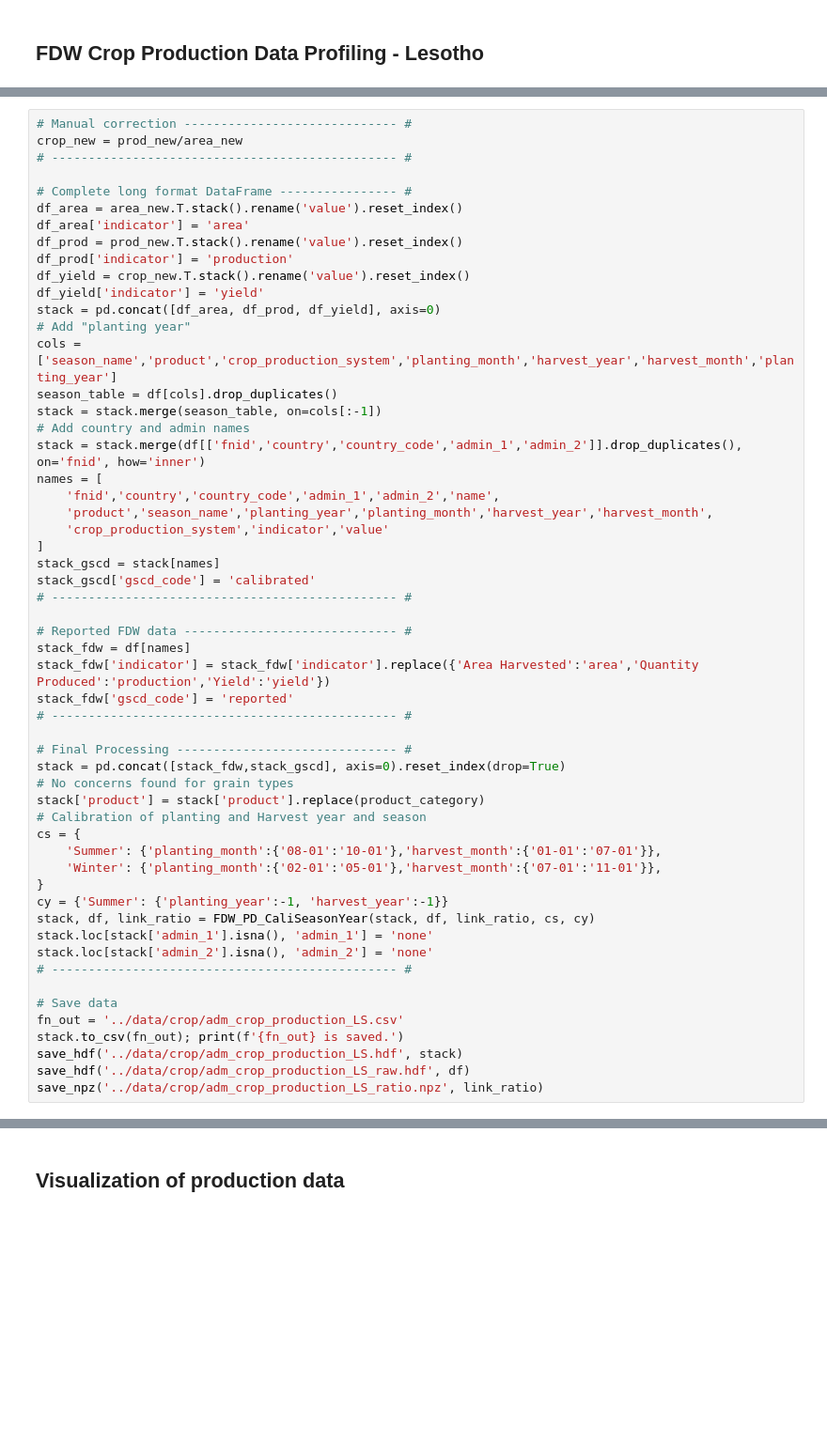
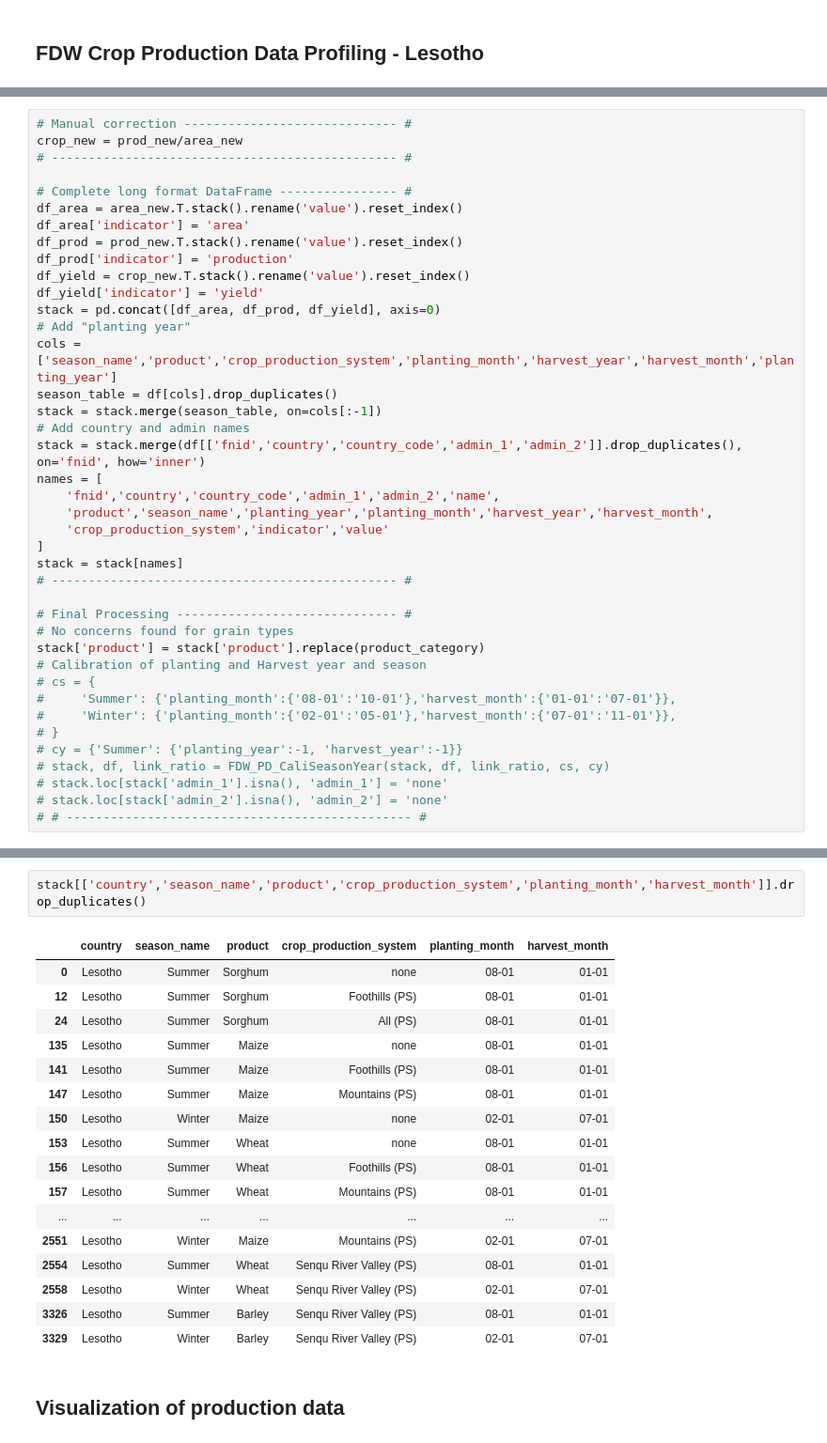
Before and after one commit to HarvestStat/HarvestStat, a Jupyter notebook: notebook/CropData_LS_Profile.ipynb, the cells around one changed output, grey strips where cells are left out. Shown at 94% size. Saved outputs shown, nothing was run; the diff lists cells and outputs as text; blank space fills up the shorter version.

```diff
--- a/notebook/CropData_LS_Profile.ipynb
+++ b/notebook/CropData_LS_Profile.ipynb
@@ -177,34 +170,19 @@ names = [
     'product','season_name','planting_year','planting_month','harvest_year','harvest_month',
     'crop_production_system','indicator','value'
 ]
-stack_gscd = stack[names]
-stack_gscd['gscd_code'] = 'calibrated'
-# ----------------------------------------------- #
-
-# Reported FDW data ----------------------------- #
-stack_fdw = df[names]
-stack_fdw['indicator'] = stack_fdw['indicator'].replace({'Area Harvested':'area','Quantity Produced':'production','Yield':'yield'})
-stack_fdw['gscd_code'] = 'reported'
+stack = stack[names]
 # ----------------------------------------------- #
 
 # Final Processing ------------------------------ #
-stack = pd.concat([stack_fdw,stack_gscd], axis=0).reset_index(drop=True)
 # No concerns found for grain types
 stack['product'] = stack['product'].replace(product_category)
 # Calibration of planting and Harvest year and season
-cs = {
-    'Summer': {'planting_month':{'08-01':'10-01'},'harvest_month':{'01-01':'07-01'}},
-    'Winter': {'planting_month':{'02-01':'05-01'},'harvest_month':{'07-01':'11-01'}},
-}
-cy = {'Summer': {'planting_year':-1, 'harvest_year':-1}}
-stack, df, link_ratio = FDW_PD_CaliSeasonYear(stack, df, link_ratio, cs, cy)
-stack.loc[stack['admin_1'].isna(), 'admin_1'] = 'none'
-stack.loc[stack['admin_2'].isna(), 'admin_2'] = 'none'
-# ----------------------------------------------- #
-
-# Save data
-fn_out = '../data/crop/adm_crop_production_LS.csv'
-stack.to_csv(fn_out); print(f'{fn_out} is saved.')
-save_hdf('../data/crop/adm_crop_production_LS.hdf', stack)
-save_hdf('../data/crop/adm_crop_production_LS_raw.hdf', df)
-save_npz('../data/crop/adm_crop_production_LS_ratio.npz', link_ratio)
+# cs = {
+#     'Summer': {'planting_month':{'08-01':'10-01'},'harvest_month':{'01-01':'07-01'}},
+#     'Winter': {'planting_month':{'02-01':'05-01'},'harvest_month':{'07-01':'11-01'}},
+# }
+# cy = {'Summer': {'planting_year':-1, 'harvest_year':-1}}
+# stack, df, link_ratio = FDW_PD_CaliSeasonYear(stack, df, link_ratio, cs, cy)
+# stack.loc[stack['admin_1'].isna(), 'admin_1'] = 'none'
+# stack.loc[stack['admin_2'].isna(), 'admin_2'] = 'none'
+# # ----------------------------------------------- #
@@ -216,3 +189,23 @@ save_npz('../data/crop/adm_crop_production_LS_ratio.npz', link_ratio)
+# %%
+stack[['country','season_name','product','crop_production_system','planting_month','harvest_month']].drop_duplicates()
+# %% [output]
+|  | country | season_name | product | crop_production_system | planting_month | harvest_month |
+| 0 | Lesotho | Summer | Sorghum | none | 08-01 | 01-01 |
+| 12 | Lesotho | Summer | Sorghum | Foothills (PS) | 08-01 | 01-01 |
+| 24 | Lesotho | Summer | Sorghum | All (PS) | 08-01 | 01-01 |
+| 135 | Lesotho | Summer | Maize | none | 08-01 | 01-01 |
+| 141 | Lesotho | Summer | Maize | Foothills (PS) | 08-01 | 01-01 |
+| 147 | Lesotho | Summer | Maize | Mountains (PS) | 08-01 | 01-01 |
+| 150 | Lesotho | Winter | Maize | none | 02-01 | 07-01 |
+| 153 | Lesotho | Summer | Wheat | none | 08-01 | 01-01 |
+| 156 | Lesotho | Summer | Wheat | Foothills (PS) | 08-01 | 01-01 |
+| 157 | Lesotho | Summer | Wheat | Mountains (PS) | 08-01 | 01-01 |
+| ... | ... | ... | ... | ... | ... | ... |
+| 2551 | Lesotho | Winter | Maize | Mountains (PS) | 02-01 | 07-01 |
+| 2554 | Lesotho | Summer | Wheat | Senqu River Valley (PS) | 08-01 | 01-01 |
+| 2558 | Lesotho | Winter | Wheat | Senqu River Valley (PS) | 02-01 | 07-01 |
+| 3326 | Lesotho | Summer | Barley | Senqu River Valley (PS) | 08-01 | 01-01 |
+| 3329 | Lesotho | Winter | Barley | Senqu River Valley (PS) | 02-01 | 07-01 |
 # %% [markdown]
 ## Visualization of production data
 # %%
```
Also changed, not shown: parts of 6 cells of this notebook, 21 other files.
